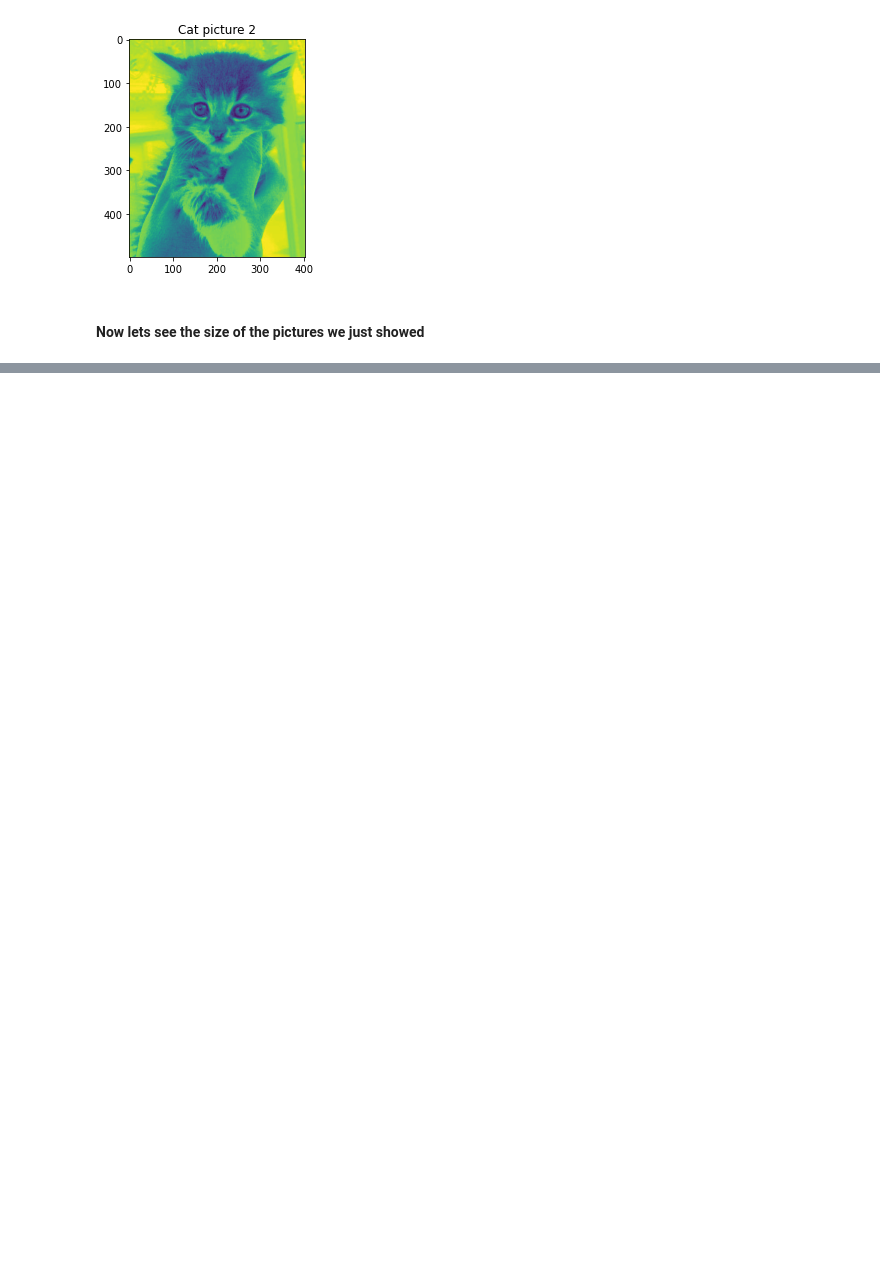
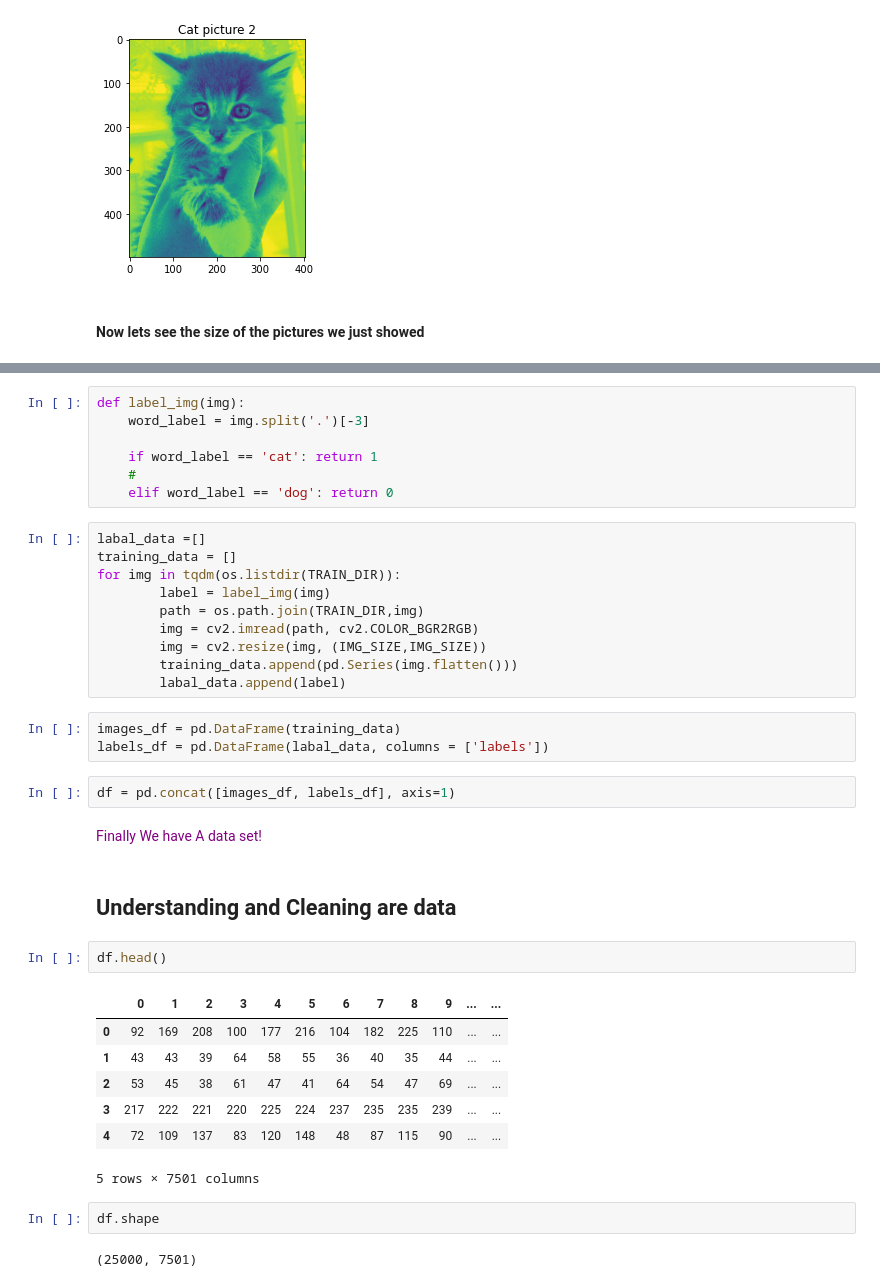
Before and after one commit to ShauliTaragin/ML-Sem2-Assignment, a Jupyter notebook: cats-vs-dogs.ipynb, the cells around one changed output, grey strips where cells are left out. Saved outputs shown, nothing was run; the diff lists cells and outputs as text; blank space fills up the shorter version.

```diff
--- a/cats-vs-dogs.ipynb
+++ b/cats-vs-dogs.ipynb
@@ -95,0 +101,40 @@ def load_data(path):
+# %%
+def label_img(img):
+    word_label = img.split('.')[-3]
+
+    if word_label == 'cat': return 1
+    #
+    elif word_label == 'dog': return 0
+# %%
+labal_data =[]
+training_data = []
+for img in tqdm(os.listdir(TRAIN_DIR)):
+        label = label_img(img)
+        path = os.path.join(TRAIN_DIR,img)
+        img = cv2.imread(path, cv2.COLOR_BGR2RGB)
+        img = cv2.resize(img, (IMG_SIZE,IMG_SIZE))
+        training_data.append(pd.Series(img.flatten()))
+        labal_data.append(label)
+# %%
+images_df = pd.DataFrame(training_data)
+labels_df = pd.DataFrame(labal_data, columns = ['labels'])
+# %%
+df = pd.concat([images_df, labels_df], axis=1)
+# %% [markdown]
+<font color='purple'> Finally We have A data set!
+# %% [markdown]
+## Understanding and Cleaning are data
+# %%
+df.head()
+# %% [output]
+|  | 0 | 1 | 2 | 3 | 4 | 5 | 6 | 7 | 8 | 9 | ... | ... |
+| 0 | 92 | 169 | 208 | 100 | 177 | 216 | 104 | 182 | 225 | 110 | ... | ... |
+| 1 | 43 | 43 | 39 | 64 | 58 | 55 | 36 | 40 | 35 | 44 | ... | ... |
+| 2 | 53 | 45 | 38 | 61 | 47 | 41 | 64 | 54 | 47 | 69 | ... | ... |
+| 3 | 217 | 222 | 221 | 220 | 225 | 224 | 237 | 235 | 235 | 239 | ... | ... |
+| 4 | 72 | 109 | 137 | 83 | 120 | 148 | 48 | 87 | 115 | 90 | ... | ... |
+5 rows × 7501 columns
+# %%
+df.shape
+# %% [output]
+(25000, 7501)
```
Also changed, not shown: parts of 30 cells of this notebook.
